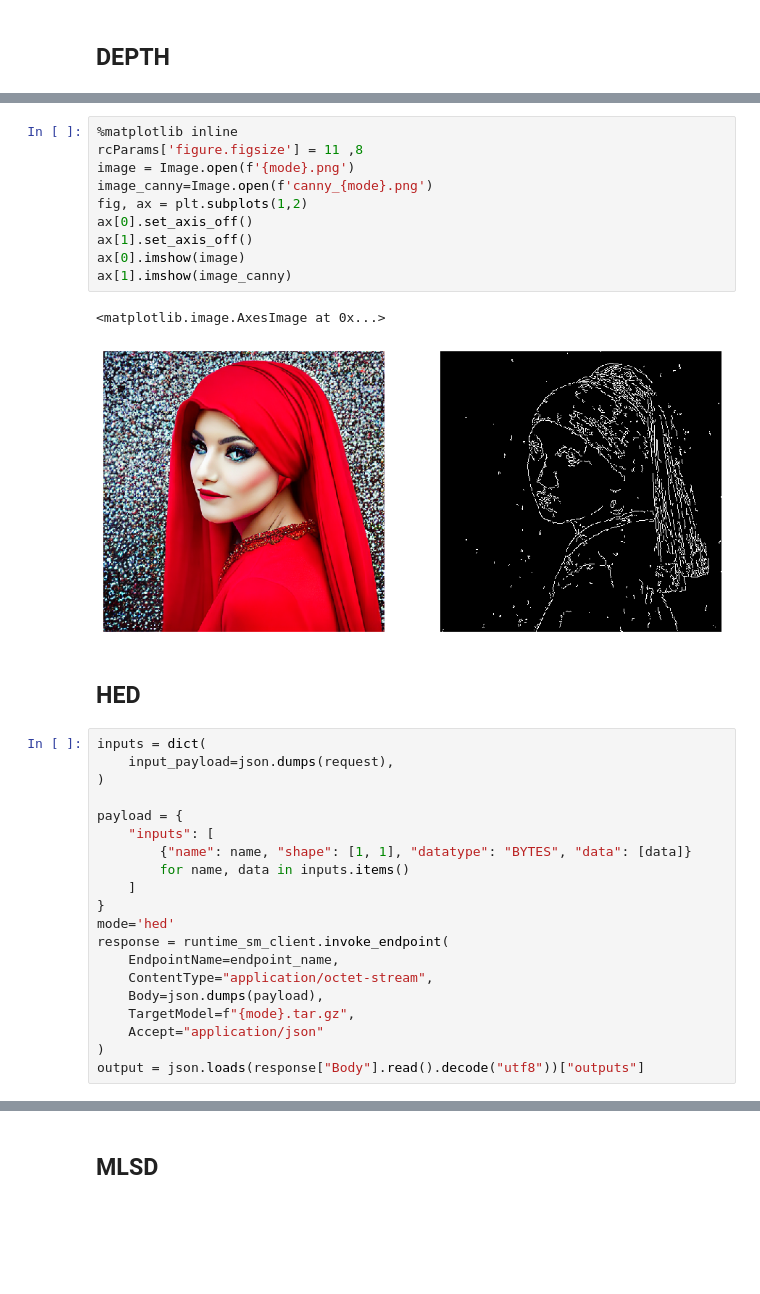
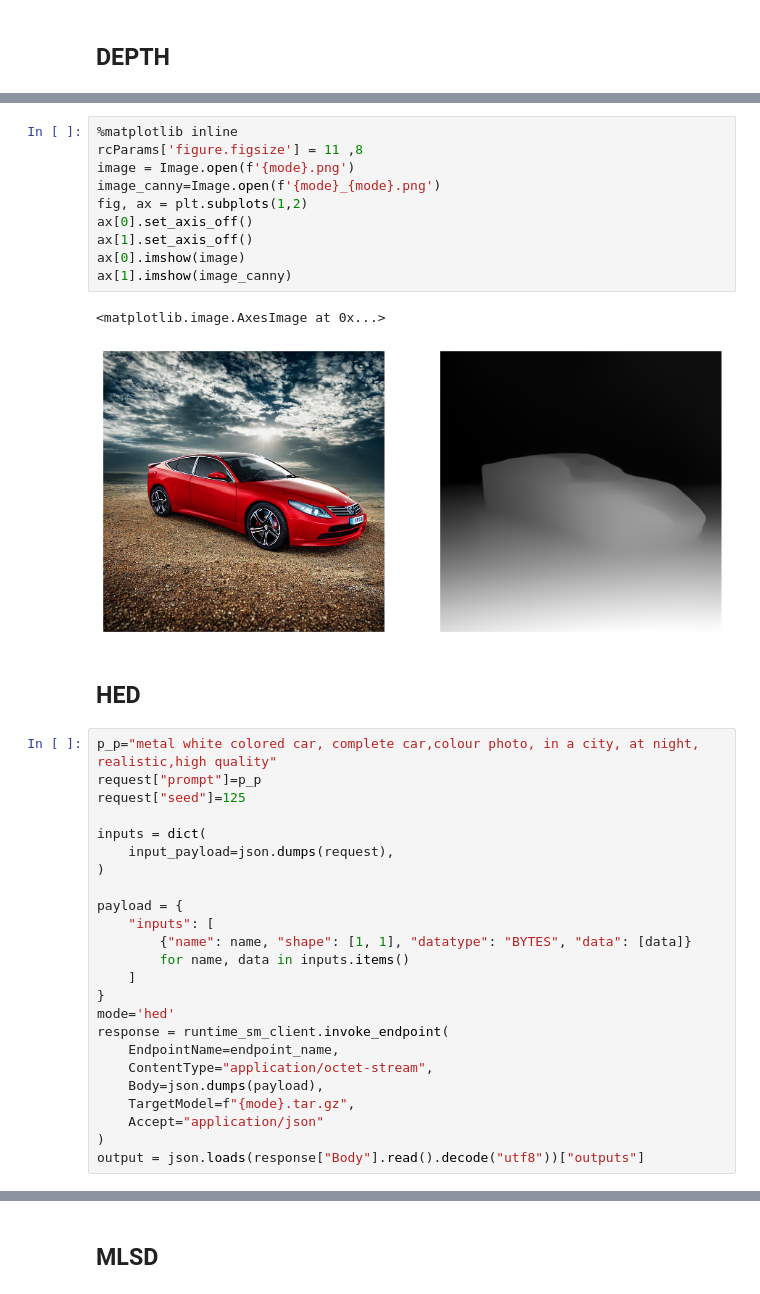
Before and after one commit to aws-samples/ad-creatives-and-gen-ai-stable-diffusion, a Jupyter notebook: ControlNet-MME.ipynb, the cells around one changed output, grey strips where cells are left out. Drawn from its saved outputs; the diff is of its cells as text; blank space fills up the shorter version.

```diff
--- a/ControlNet-MME.ipynb
+++ b/ControlNet-MME.ipynb
@@ -417,19 +473,23 @@ output = json.loads(response["Body"].read().decode("utf8"))["outputs"]
 # %%
 %matplotlib inline
 rcParams['figure.figsize'] = 11 ,8
 image = Image.open(f'{mode}.png')
-image_canny=Image.open(f'canny_{mode}.png')
+image_canny=Image.open(f'{mode}_{mode}.png')
 fig, ax = plt.subplots(1,2)
 ax[0].set_axis_off()
 ax[1].set_axis_off()
 ax[0].imshow(image)
 ax[1].imshow(image_canny)
 # %% [output]
 <matplotlib.image.AxesImage at 0x...>
-[figure, old version]
+[figure, new version]
 # %% [markdown]
 ## HED
 # %%
+p_p="metal white colored car, complete car,colour photo, in a city, at night, realistic,high quality"
+request["prompt"]=p_p
+request["seed"]=125
+
 inputs = dict(
     input_payload=json.dumps(request),
 )
```
Also changed, not shown: parts of 23 cells of this notebook.
